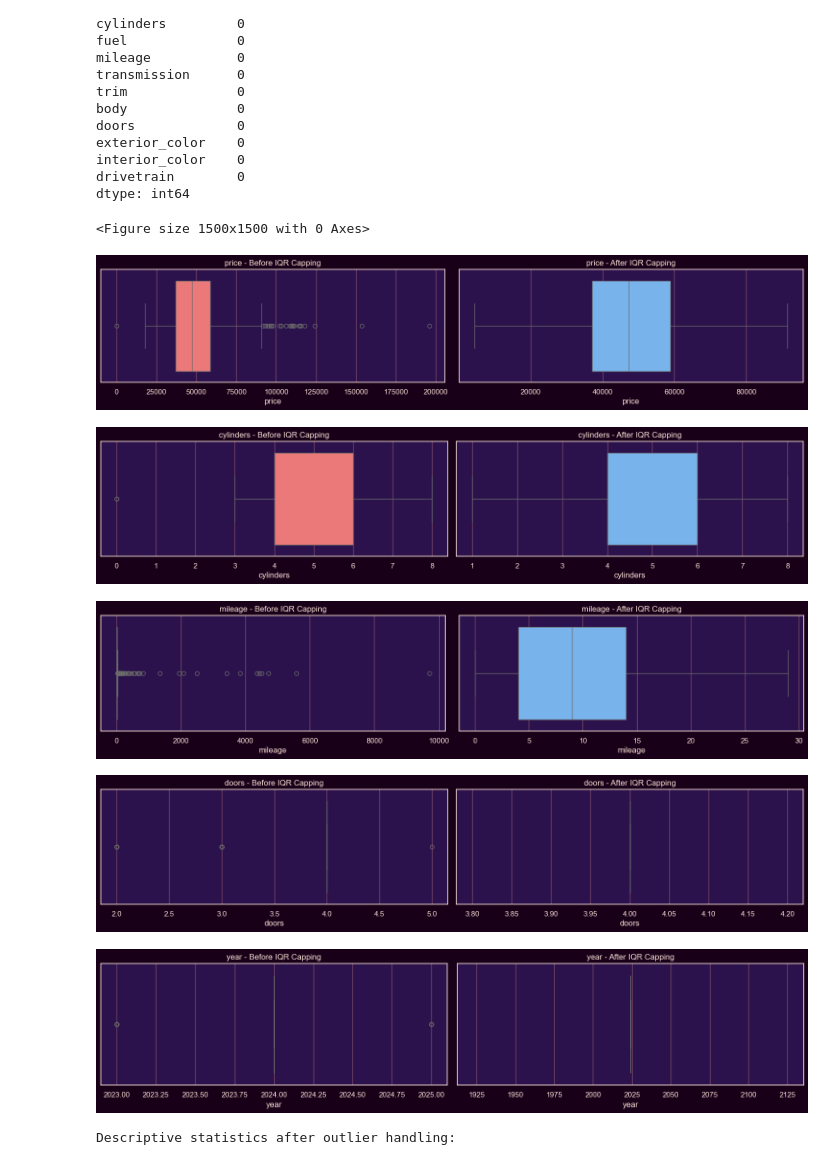
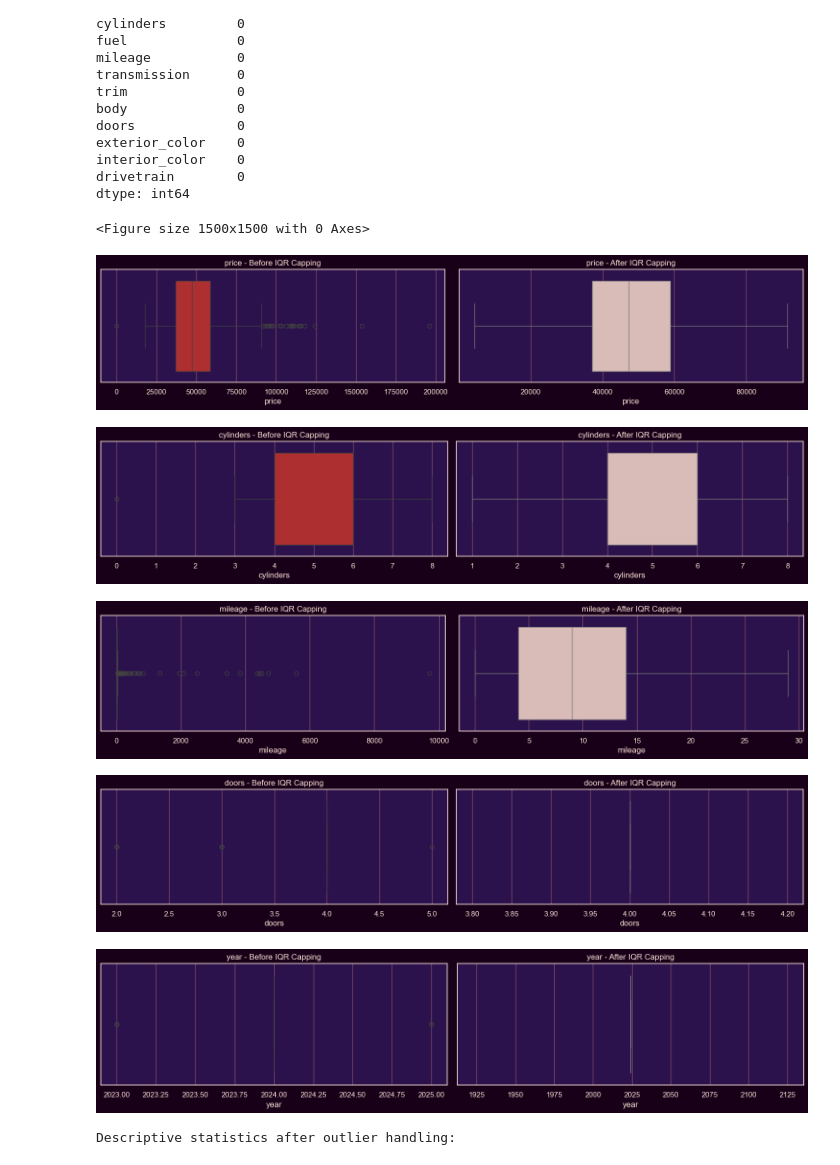
Before and after one commit to KushangShah/Vehicle-Price-Prediction, a Jupyter notebook: VehiclePricePridiction_ML.ipynb, the cells around one changed output. Saved outputs shown, nothing was run; the diff lists cells and outputs as text; code cells hidden in the pictures.

```diff
--- a/VehiclePricePridiction_ML.ipynb
+++ b/VehiclePricePridiction_ML.ipynb
@@ -339,3 +426,5 @@ Answer Here
 ### Check Unique Values for each variable.
 # %%
 # Check Unique Values for each variable.
+for col in df.columns:
+    print(f"{col}: {df[col].unique()} unique values")
@@ -341,0 +449,4 @@ Answer Here
+# %%
+for col in df.columns:
+    num_unique = df[col].nunique()
+    print(f"{col}: {num_unique} unique values")
@@ -438,26 +567,26 @@ for col in numerical_cols:
 # %%
 # Visualize the effect of IQR capping on outliers for each numerical column
 plt.figure(figsize=(15, len(numerical_cols) * 3))  # Set overall figure size based on number of columns
 
 for i, col in enumerate(numerical_cols):
     plt.figure(figsize=(15, 15))  # Create a new figure for each column
 
     # Boxplot before IQR capping
     plt.subplot(len(numerical_cols), 2, 2*i + 1)
-    sns.boxplot(x=df_before[col], color="#ff6666")
+    sns.boxplot(x=df_before[col], color="#C31A1A")
     plt.title(f'{col} - Before IQR Capping')
 
     # Boxplot after IQR capping
     plt.subplot(len(numerical_cols), 2, 2*i + 2)
-    sns.boxplot(x=df[col], color="#66b3ff")
+    sns.boxplot(x=df[col], color='#DFB6B2')
     plt.title(f'{col} - After IQR Capping')
 
     plt.tight_layout()  # Adjust subplot spacing for clarity
 # %% [output]
 <Figure size 1500x1500 with 0 Axes>
-[figure, old version]
+[figure, new version]
-[figure, old version]
+[figure, new version]
-[figure, old version]
+[figure, new version]
 [figure]
 [figure]
 # %%
```
Also changed, not shown: parts of 322 cells of this notebook.
